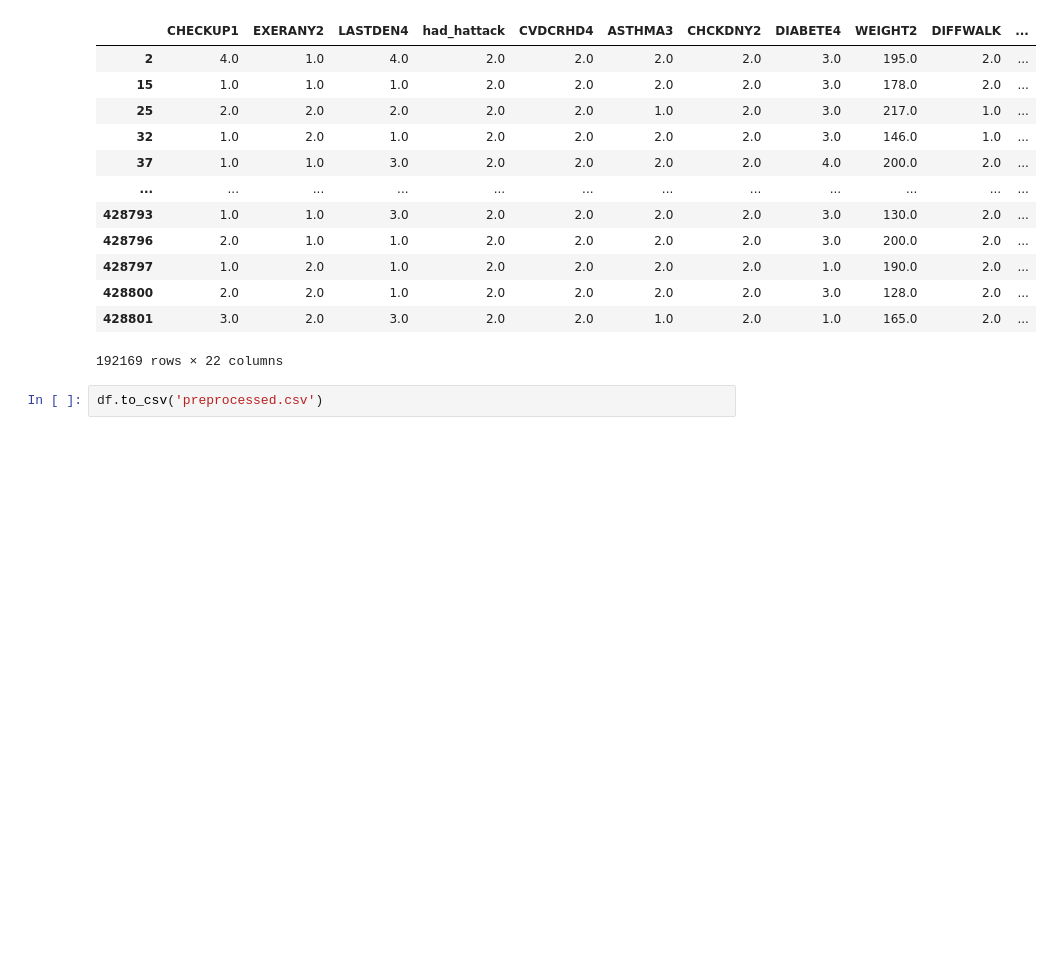
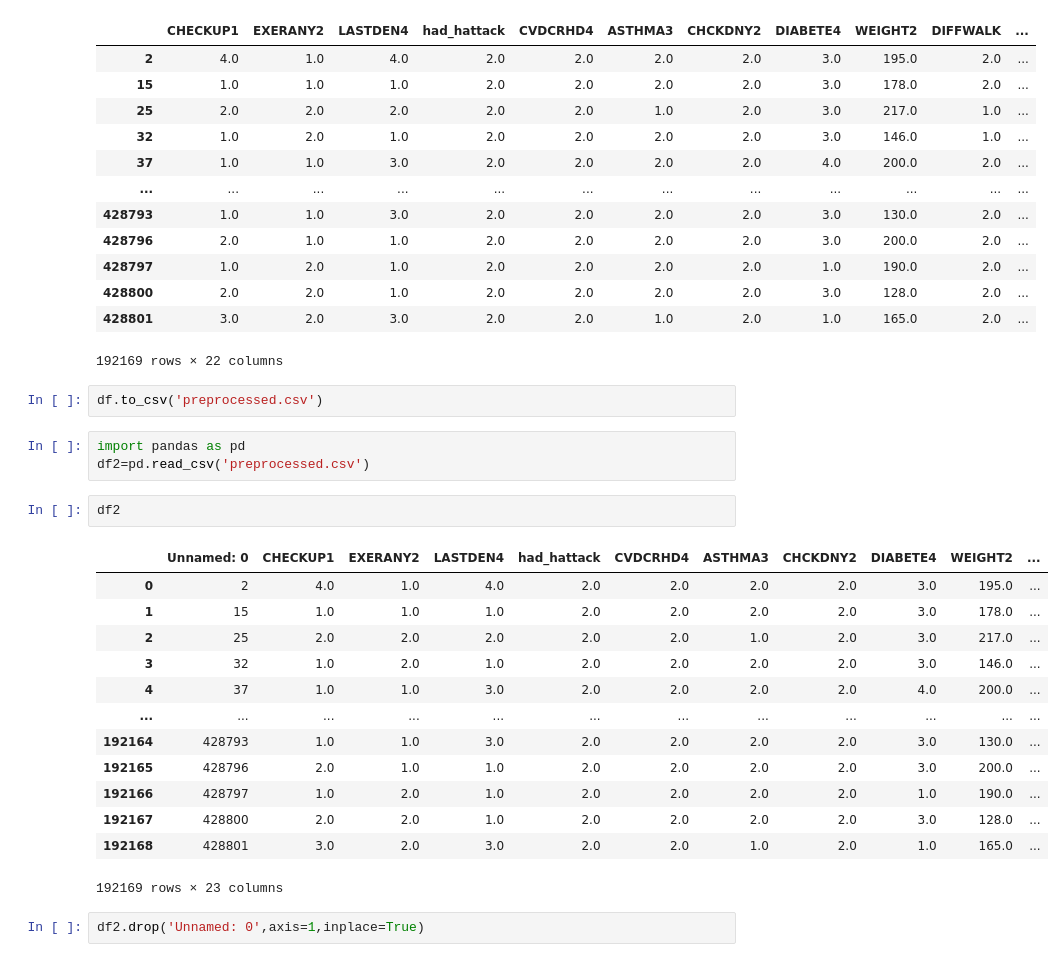
Before and after one commit to Abhikumar199/Early-stage-Heart-attack-prediction, a Jupyter notebook: preprocess.ipynb, the cells around one changed output. Cells and saved outputs as stored; diff of their text form; blank space fills up the shorter version.

```diff
--- a/preprocess.ipynb
+++ b/preprocess.ipynb
@@ -288,3 +288,24 @@ df
 192169 rows × 22 columns
 # %%
 df.to_csv('preprocessed.csv')
+# %%
+import pandas as pd
+df2=pd.read_csv('preprocessed.csv')
+# %%
+df2
+# %% [output]
+|  | Unnamed: 0 | CHECKUP1 | EXERANY2 | LASTDEN4 | had_hattack | CVDCRHD4 | ASTHMA3 | CHCKDNY2 | DIABETE4 | WEIGHT2 | ... |
+| 0 | 2 | 4.0 | 1.0 | 4.0 | 2.0 | 2.0 | 2.0 | 2.0 | 3.0 | 195.0 | ... |
+| 1 | 15 | 1.0 | 1.0 | 1.0 | 2.0 | 2.0 | 2.0 | 2.0 | 3.0 | 178.0 | ... |
+| 2 | 25 | 2.0 | 2.0 | 2.0 | 2.0 | 2.0 | 1.0 | 2.0 | 3.0 | 217.0 | ... |
+| 3 | 32 | 1.0 | 2.0 | 1.0 | 2.0 | 2.0 | 2.0 | 2.0 | 3.0 | 146.0 | ... |
+| 4 | 37 | 1.0 | 1.0 | 3.0 | 2.0 | 2.0 | 2.0 | 2.0 | 4.0 | 200.0 | ... |
+| ... | ... | ... | ... | ... | ... | ... | ... | ... | ... | ... | ... |
+| 192164 | 428793 | 1.0 | 1.0 | 3.0 | 2.0 | 2.0 | 2.0 | 2.0 | 3.0 | 130.0 | ... |
+| 192165 | 428796 | 2.0 | 1.0 | 1.0 | 2.0 | 2.0 | 2.0 | 2.0 | 3.0 | 200.0 | ... |
+| 192166 | 428797 | 1.0 | 2.0 | 1.0 | 2.0 | 2.0 | 2.0 | 2.0 | 1.0 | 190.0 | ... |
+| 192167 | 428800 | 2.0 | 2.0 | 1.0 | 2.0 | 2.0 | 2.0 | 2.0 | 3.0 | 128.0 | ... |
+| 192168 | 428801 | 3.0 | 2.0 | 3.0 | 2.0 | 2.0 | 1.0 | 2.0 | 1.0 | 165.0 | ... |
+192169 rows × 23 columns
+# %%
+df2.drop('Unnamed: 0',axis=1,inplace=True)
```
Also changed, not shown: parts of 1 cell of this notebook, 3 other files.
